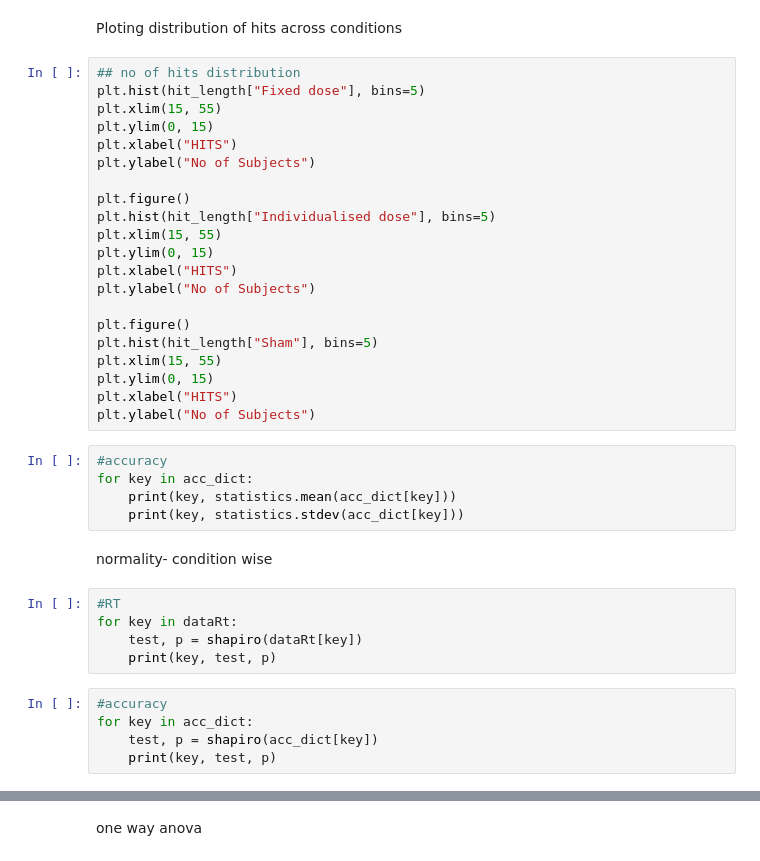
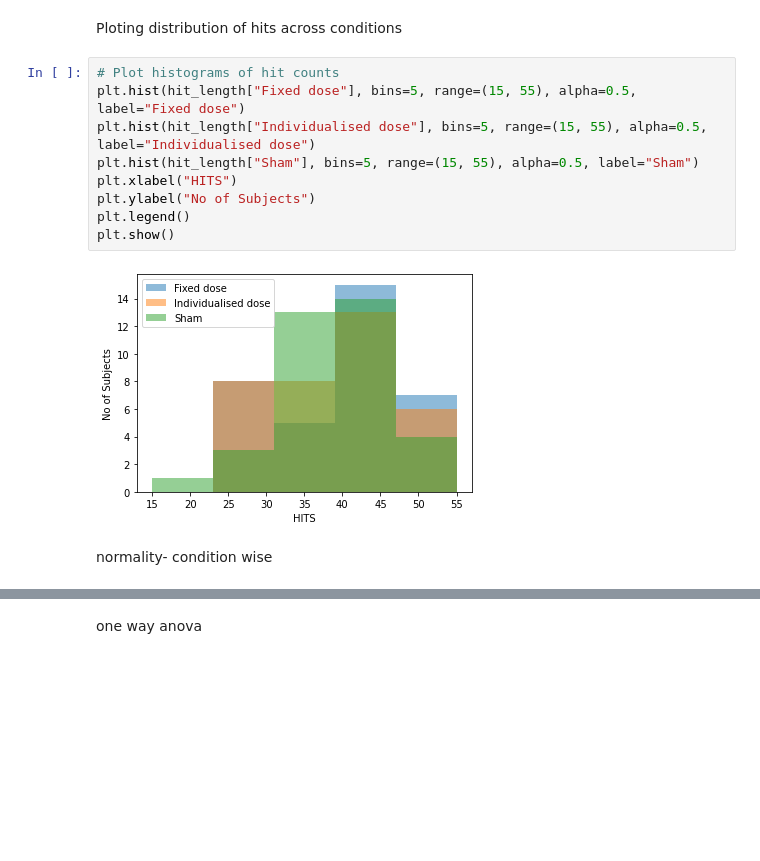
Before and after one commit to hmnn-lab/individualized_tES, a Jupyter notebook: tacsBehaviouralAnalysis.ipynb, the cells around one changed output, grey strips where cells are left out. Drawn from its saved outputs; the diff is of its cells as text; blank space fills up the shorter version.

```diff
--- a/tacsBehaviouralAnalysis.ipynb
+++ b/tacsBehaviouralAnalysis.ipynb
@@ -161,40 +282,15 @@ for key in dprime_dict:
 # %% [markdown]
 Ploting distribution of hits across conditions
-# %%
-## no of hits distribution
-plt.hist(hit_length["Fixed dose"], bins=5)
-plt.xlim(15, 55)
-plt.ylim(0, 15)
-plt.xlabel("HITS")
-plt.ylabel("No of Subjects")
-
-plt.figure()
-plt.hist(hit_length["Individualised dose"], bins=5)
-plt.xlim(15, 55)
-plt.ylim(0, 15)
-plt.xlabel("HITS")
-plt.ylabel("No of Subjects")
-
-plt.figure()
-plt.hist(hit_length["Sham"], bins=5)
-plt.xlim(15, 55)
-plt.ylim(0, 15)
-plt.xlabel("HITS")
-plt.ylabel("No of Subjects")
-# %%
-#accuracy
-for key in acc_dict:
-    print(key, statistics.mean(acc_dict[key]))
-    print(key, statistics.stdev(acc_dict[key]))
+# %%
+# Plot histograms of hit counts
+plt.hist(hit_length["Fixed dose"], bins=5, range=(15, 55), alpha=0.5, label="Fixed dose")
+plt.hist(hit_length["Individualised dose"], bins=5, range=(15, 55), alpha=0.5, label="Individualised dose")
+plt.hist(hit_length["Sham"], bins=5, range=(15, 55), alpha=0.5, label="Sham")
+plt.xlabel("HITS")
+plt.ylabel("No of Subjects")
+plt.legend()
+plt.show()
+# %% [output]
+[figure, added]
 # %% [markdown]
 normality- condition wise
-# %%
-#RT
-for key in dataRt:
-    test, p = shapiro(dataRt[key])
-    print(key, test, p)
-# %%
-#accuracy
-for key in acc_dict:
-    test, p = shapiro(acc_dict[key])
-    print(key, test, p)
```
Also changed, not shown: parts of 36 cells of this notebook, 3 other files.
